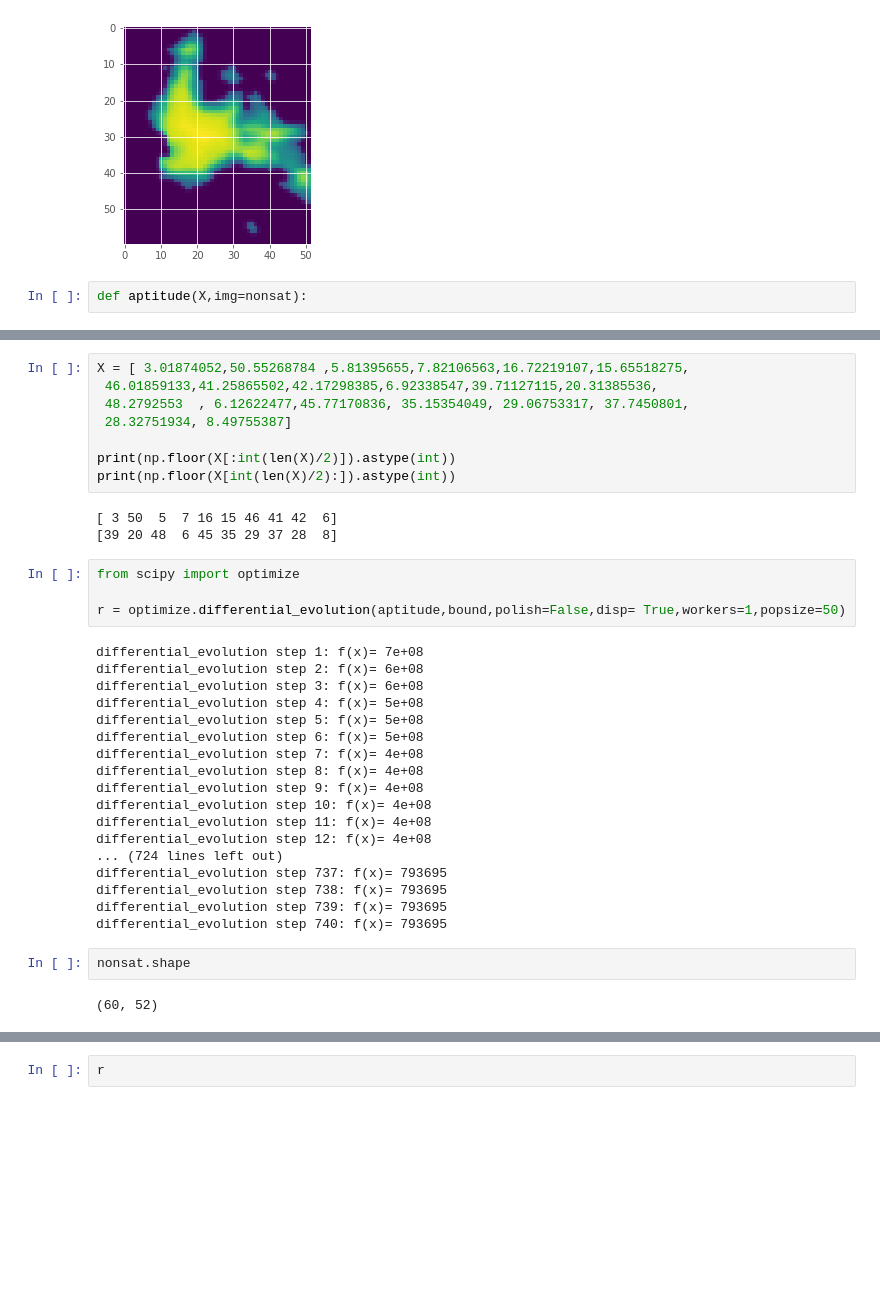
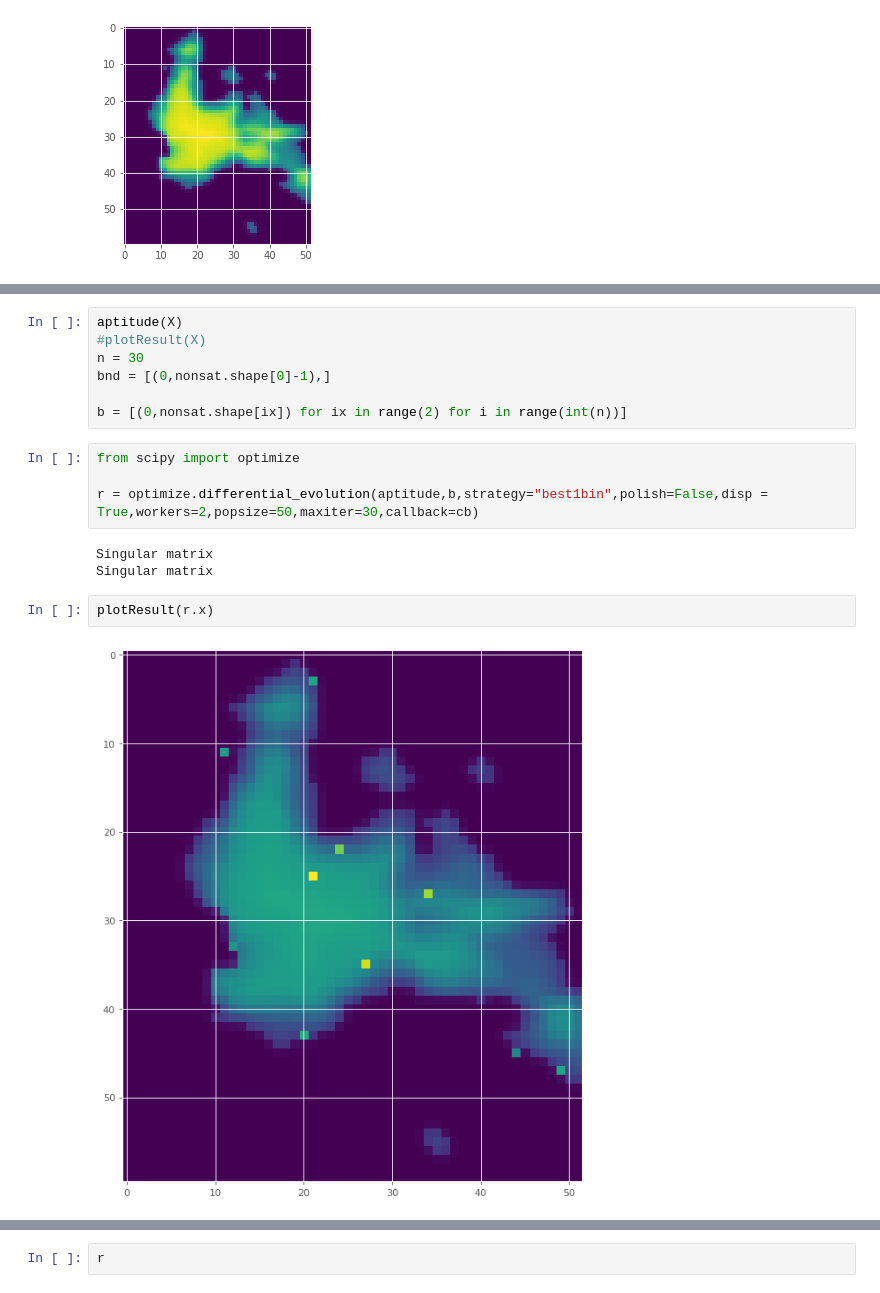
Before and after one commit to rdglpz/optimal_light_sensor_location, a Jupyter notebook: Example Light pollution sensors using Ordinary Krigging.ipynb, the cells around one changed output, grey strips where cells are left out. Saved outputs shown, nothing was run; the diff lists cells and outputs as text; blank space fills up the shorter version.

```diff
--- a/Example Light pollution sensors using Ordinary Krigging.ipynb
+++ b/Example Light pollution sensors using Ordinary Krigging.ipynb
@@ -87,5 +87,3 @@ plt.imshow(nonsat)
 # %% [output]
 <matplotlib.image.AxesImage at 0x...>
 [figure]
-# %%
-def aptitude(X,img=nonsat):
@@ -207,40 +235,21 @@ def cb(X, convergence):
 # %%
-X = [ 3.01874052,50.55268784 ,5.81395655,7.82106563,16.72219107,15.65518275,
- 46.01859133,41.25865502,42.17298385,6.92338547,39.71127115,20.31385536,
- 48.2792553  , 6.12622477,45.77170836, 35.15354049, 29.06753317, 37.7450801,
- 28.32751934, 8.49755387]
+aptitude(X)
+#plotResult(X)
+n = 30
+bnd = [(0,nonsat.shape[0]-1),]
 
-print(np.floor(X[:int(len(X)/2)]).astype(int))
-print(np.floor(X[int(len(X)/2):]).astype(int))
+b = [(0,nonsat.shape[ix]) for ix in range(2) for i in range(int(n))]
-# %% [output]
-[ 3 50  5  7 16 15 46 41 42  6]
-[39 20 48  6 45 35 29 37 28  8]
 # %%
 from scipy import optimize
 
-r = optimize.differential_evolution(aptitude,bound,polish=False,disp= True,workers=1,popsize=50)
+r = optimize.differential_evolution(aptitude,b,strategy="best1bin",polish=False,disp = True,workers=2,popsize=50,maxiter=30,callback=cb)
 # %% [output]
-differential_evolution step 1: f(x)= 7e+08
-differential_evolution step 2: f(x)= 6e+08
-differential_evolution step 3: f(x)= 6e+08
-differential_evolution step 4: f(x)= 5e+08
-differential_evolution step 5: f(x)= 5e+08
-differential_evolution step 6: f(x)= 5e+08
-differential_evolution step 7: f(x)= 4e+08
-differential_evolution step 8: f(x)= 4e+08
-differential_evolution step 9: f(x)= 4e+08
-differential_evolution step 10: f(x)= 4e+08
-differential_evolution step 11: f(x)= 4e+08
-differential_evolution step 12: f(x)= 4e+08
-... (724 lines left out)
-differential_evolution step 737: f(x)= 793695
-differential_evolution step 738: f(x)= 793695
-differential_evolution step 739: f(x)= 793695
-differential_evolution step 740: f(x)= 793695
+Singular matrix
+Singular matrix
 # %%
-nonsat.shape
+plotResult(r.x)
 # %% [output]
-(60, 52)
+[figure, added]
 # %%
 
 
```
Also changed, not shown: parts of 10 cells of this notebook, 2 other files.
